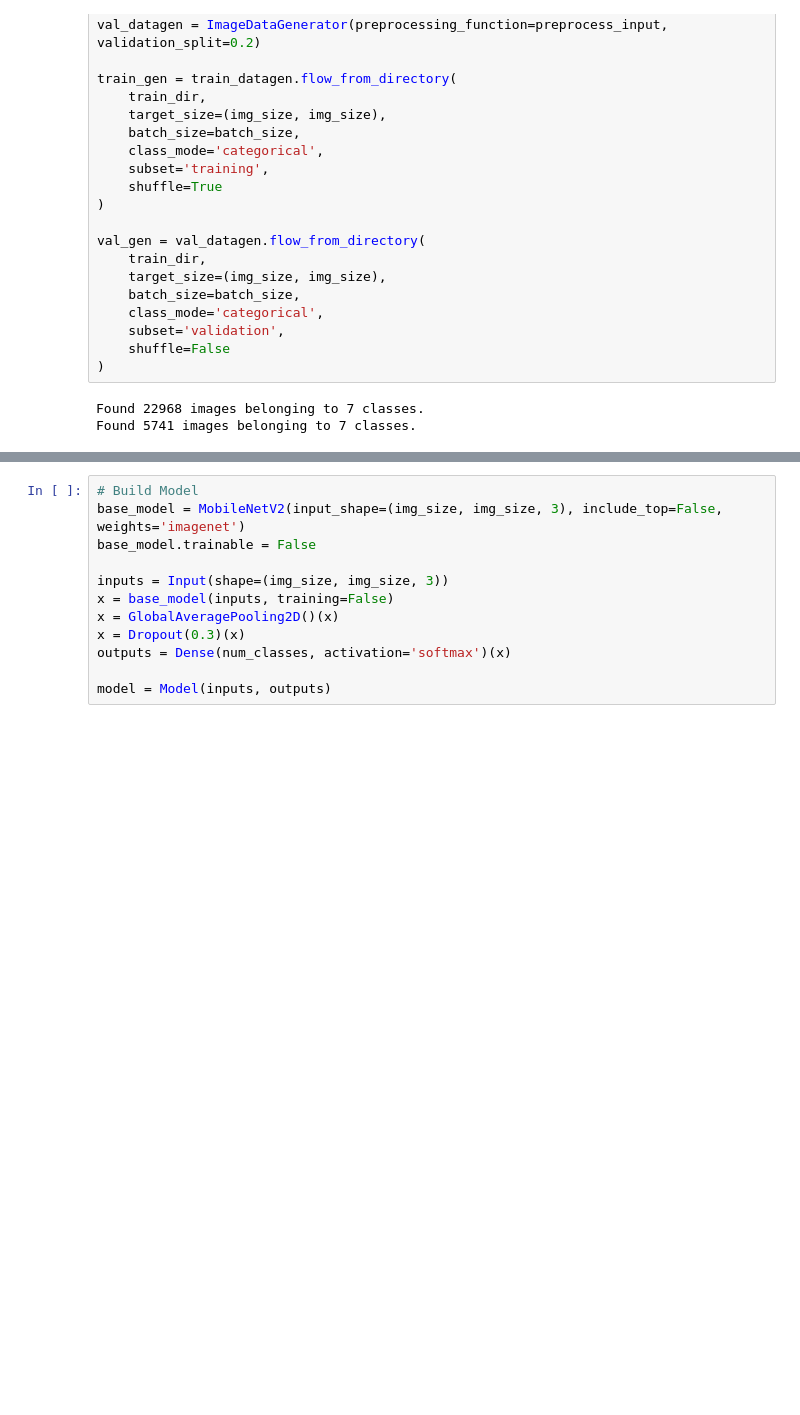
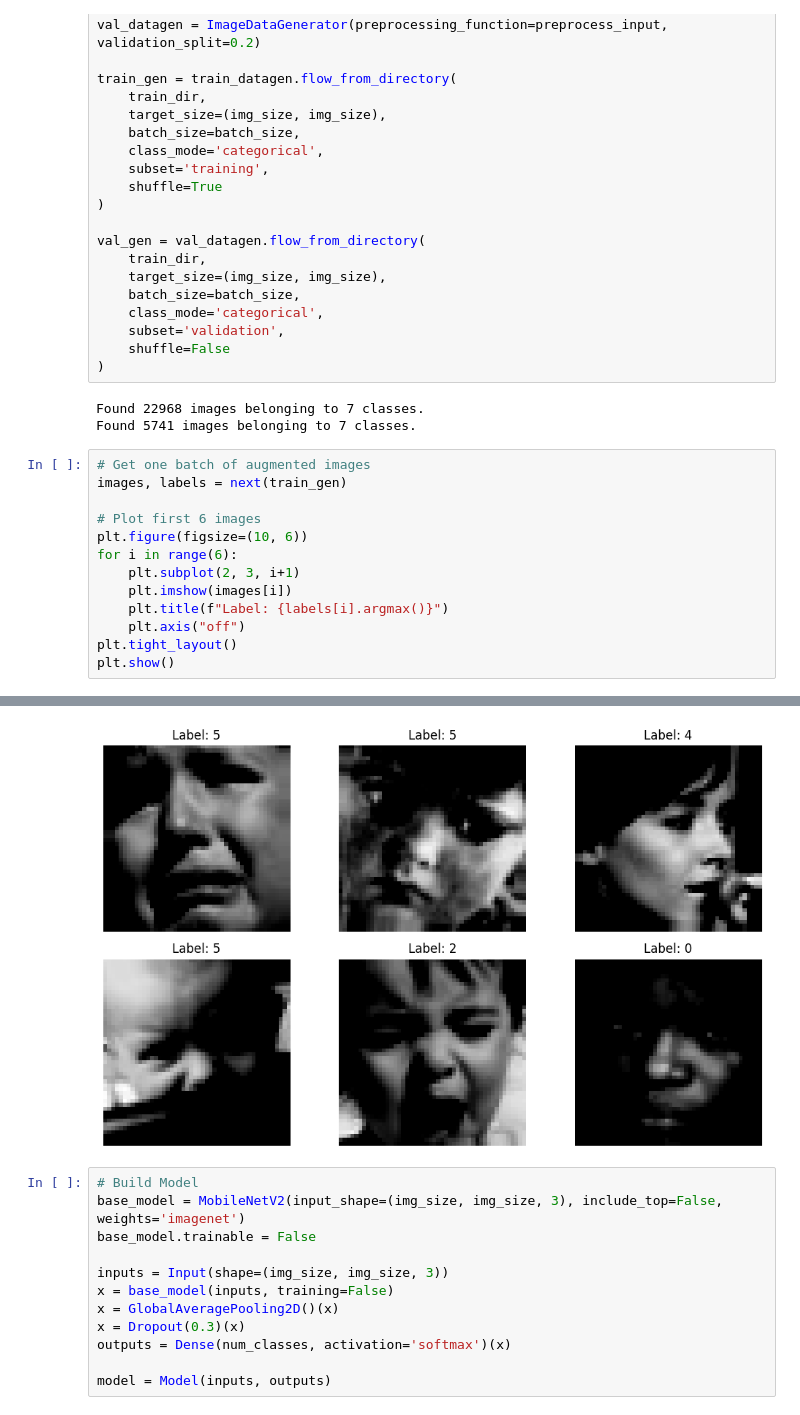
Before and after one commit to JoshOmondi/deep_learning, a Jupyter notebook: fer2013_emotion_detection.ipynb, the cells around one changed output, grey strips where cells are left out. Cells and saved outputs as stored; diff of their text form; blank space fills up the shorter version.

```diff
--- a/fer2013_emotion_detection.ipynb
+++ b/fer2013_emotion_detection.ipynb
@@ -90,3 +91,17 @@ val_gen = val_datagen.flow_from_directory(
 # %% [output]
 Found 22968 images belonging to 7 classes.
 Found 5741 images belonging to 7 classes.
+# %%
+# Get one batch of augmented images
+images, labels = next(train_gen)
+
+# Plot first 6 images
+plt.figure(figsize=(10, 6))
+for i in range(6):
+    plt.subplot(2, 3, i+1)
+    plt.imshow(images[i])
+    plt.title(f"Label: {labels[i].argmax()}")
+    plt.axis("off")
+plt.tight_layout()
+plt.show()
+# %% [output]
@@ -93,3 +114,4 @@ Found 5741 images belonging to 7 classes.
+[figure, added]
 # %%
 # Build Model
 base_model = MobileNetV2(input_shape=(img_size, img_size, 3), include_top=False, weights='imagenet')
```
Also changed, not shown: parts of 8 cells of this notebook.
